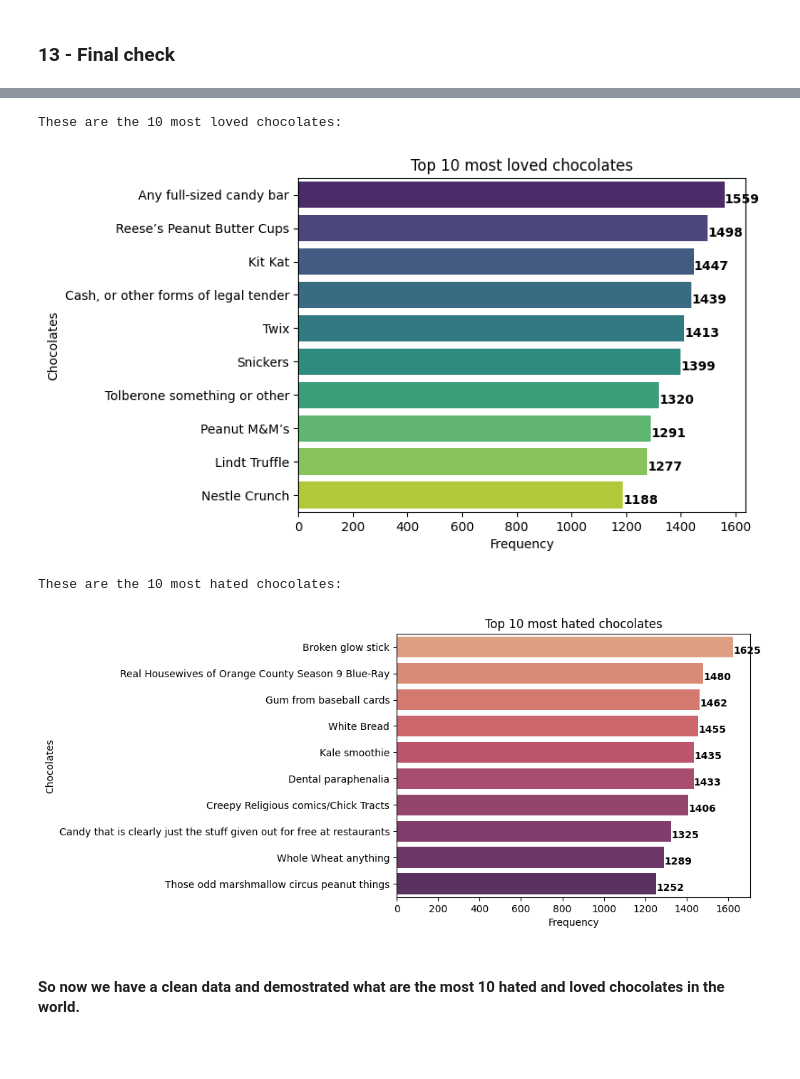
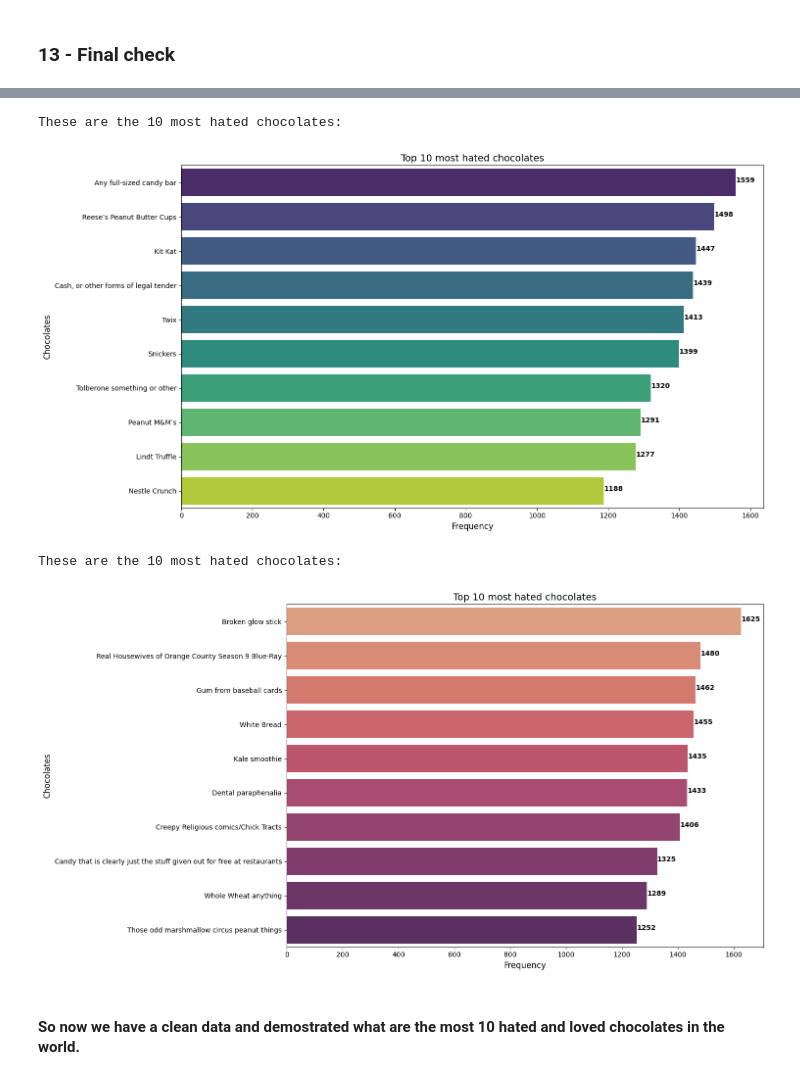
Before and after one commit to mhmdkardosha/CAT-tasks, a Jupyter notebook: Data Cleaning Task/data-cleaning-practice-candy-data.ipynb, the cells around one changed output, grey strips where cells are left out. Drawn from its saved outputs; the diff is of its cells as text; code cells hidden in the pictures; blank space fills up the shorter version.

```diff
--- a/Data Cleaning Task/data-cleaning-practice-candy-data.ipynb
+++ b/Data Cleaning Task/data-cleaning-practice-candy-data.ipynb
@@ -364,0 +515,3 @@ df.drop('state', axis='columns', inplace=True)
+# %%
+df['state'].replace('bc', 'british columbia', inplace=True)
+df['state'].value_counts() / df.shape[0] * 100
@@ -364,0 +566,11 @@ df.drop('state', axis='columns', inplace=True)
+# %%
+country_state_mode = df.groupby('country')['state'].agg(lambda x: x.mode().iloc[0] if not x.mode().empty else None)
+
+df['state'] = df.apply(
+    lambda row: country_state_mode[row['country']]
+    if pd.isna(row['state']) and not pd.isna(row['country'])
+    else row['state'],
+    axis=1
+)
+
+df['state'].isnull().sum()
@@ -371,5 +597,5 @@ for col in df.columns:
 # %%
-for col in df.columns[4:-6]:
+for col in df.columns[5:-6]:
     df.rename(columns={col: col[5:]}, inplace=True)
 # %% [markdown]
 ### 11 - ` dress` column
@@ -399,7 +625,7 @@ dtype: int64
 for col in df.columns[-4:]:
     df[col].fillna(0, inplace=True)
 # %%
-df['No page'] = (df['daily dish'] + df['science'] + df['espn'] + df['yahoo']).apply(lambda x: 1 if x == 0 else 0)
+df['No page'] = (df['daily_dish'] + df['science'] + df['espn'] + df['yahoo']).apply(lambda x: 1 if x == 0 else 0)
 # %%
 for col in df.columns[-5:]:
     df[col] = df[col].astype(int)
@@ -458,34 +684,51 @@ des
 # %%
 des_2 = des.iloc[[2, 3], 3:-2].T
-print("These are the 10 most loved chocolates:")
-top_joy = des_2.sort_values(by='freq', ascending=False)[des_2.sort_values(by='freq', ascending=False)['top'] == "JOY"].head(10)
 
+print("These are the 10 most hated chocolates:")
 
-ax = sns.barplot(y = top_joy.index, x = 'freq', palette = 'viridis', data=top_joy)
-for i, v in enumerate(top_joy['freq']):
-    ax.text(v + 1, i + .25, str(round(v, 2)), color='black', fontweight='bold')
-plt.title("Top 10 most loved chocolates")
-plt.xlabel("Frequency")
-plt.ylabel("Chocolates")
+top_despair = des_2.sort_values(by='freq', ascending=False)[des_2.sort_values(by='freq', ascending=False)['top'] == "JOY"].head(10)
+
+plt.figure(figsize=(15, 8))
+
+ax = sns.barplot(y=top_despair.index, x='freq', palette='viridis', data=top_despair)
+
+for i, v in enumerate(top_despair['freq']):
+    ax.text(v + 0.5, i, str(round(v, 2)), color='black', fontweight='bold')
+
+plt.title("Top 10 most hated chocolates", fontsize=14)
+plt.xlabel("Frequency", fontsize=12)
+plt.ylabel("Chocolates", fontsize=12)
+
+plt.tight_layout()
+
 plt.show()
 # %% [output]
-These are the 10 most loved chocolates:
+These are the 10 most hated chocolates:
-[figure, old version]
+[figure, new version]
 # %%
 print("These are the 10 most hated chocolates:")
 
 top_despair = des_2.sort_values(by='freq', ascending=False)[des_2.sort_values(by='freq', ascending=False)['top'] == "DESPAIR"].head(10)
 
-ax = sns.barplot(y = top_despair.index, x = 'freq', palette = 'flare', data=top_despair)
+plt.figure(figsize=(15, 8))
+
+ax = sns.barplot(y=top_despair.index, x='freq', palette='flare', data=top_despair)
+
+# Adjust text position and formatting for better visibility
 for i, v in enumerate(top_despair['freq']):
-    ax.text(v + 1, i + .25, str(round(v, 2)), color='black', fontweight='bold')
-plt.title("Top 10 most hated chocolates")
-plt.xlabel("Frequency")
-plt.ylabel("Chocolates")
+    ax.text(v + 0.5, i, str(round(v, 2)), color='black', fontweight='bold')
+
+plt.title("Top 10 most hated chocolates", fontsize=14)
+plt.xlabel("Frequency", fontsize=12)
+plt.ylabel("Chocolates", fontsize=12)
+
+# Ensure plot adjusts to fit all content
+plt.tight_layout()
+
 plt.show()
 # %% [output]
 These are the 10 most hated chocolates:
-[figure, old version]
+[figure, new version]
 # %% [markdown]
 #### So now we have a clean data and demostrated what are the most 10 hated and loved chocolates in the world.
 # %% [markdown]
```
Also changed, not shown: parts of 41 cells of this notebook.
